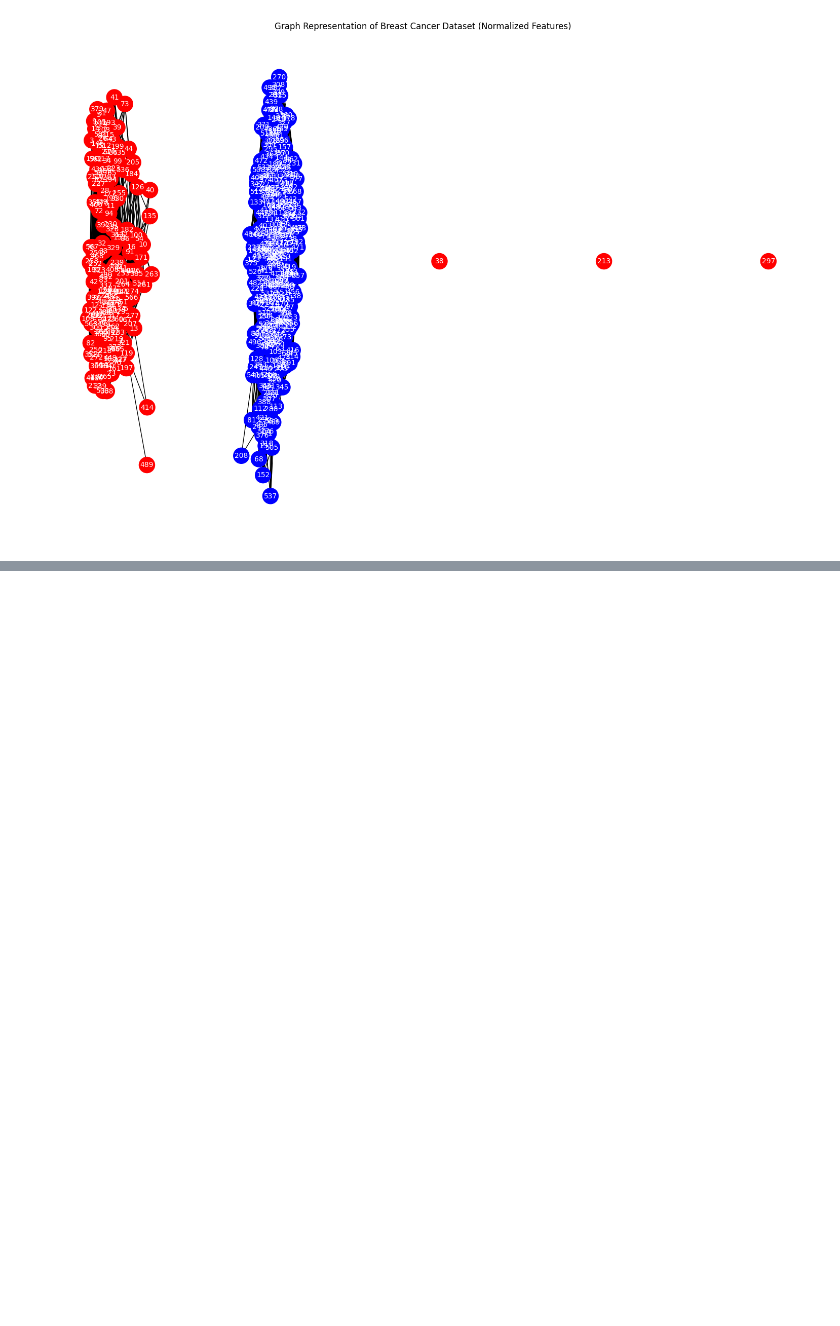
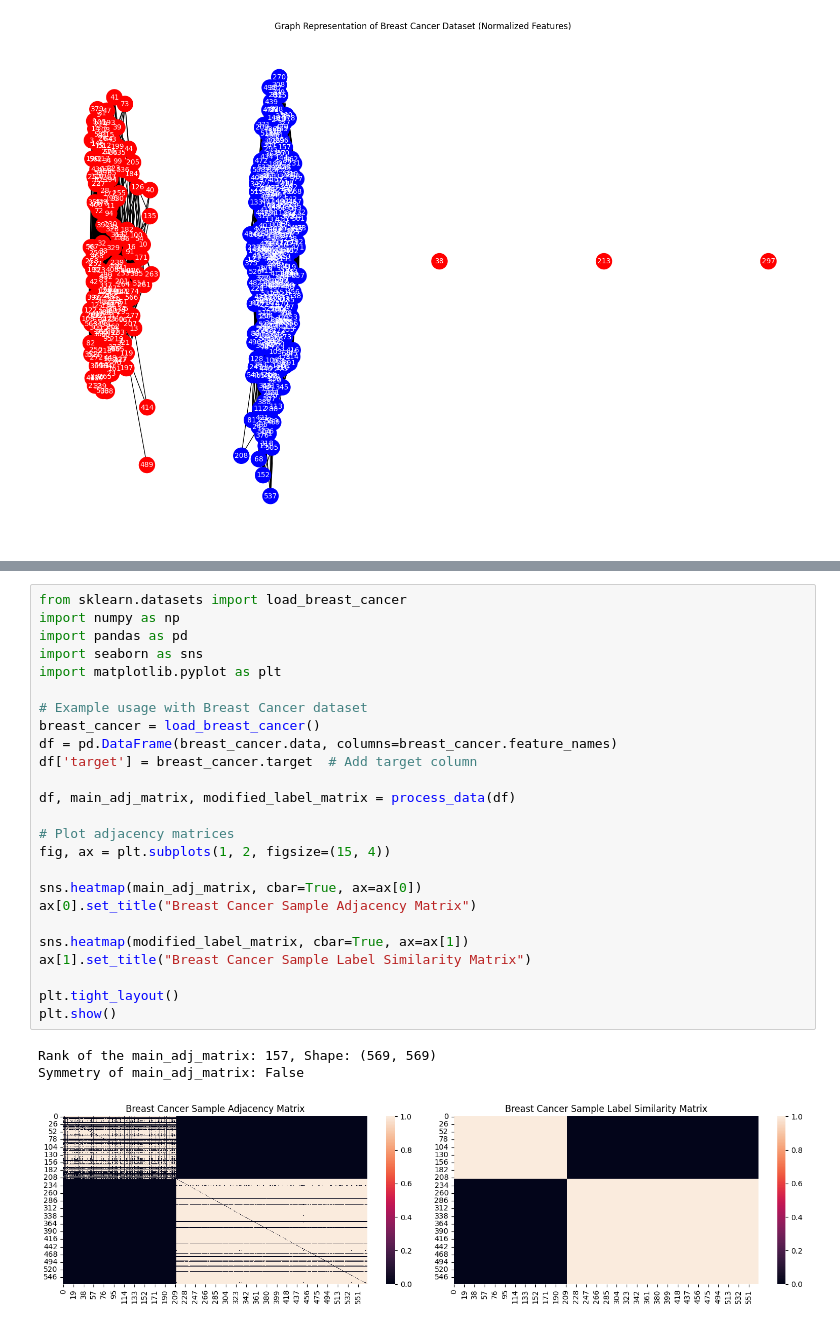
Before and after one commit to alibagheribardi/Erdos_Project, a Jupyter notebook: Graph_ID.ipynb, the cells around one changed output, grey strips where cells are left out. Cells and saved outputs as stored; diff of their text form; blank space fills up the shorter version.

```diff
--- a/Graph_ID.ipynb
+++ b/Graph_ID.ipynb
@@ -605,0 +378,29 @@ plt.show()
+# %%
+from sklearn.datasets import load_breast_cancer
+import numpy as np
+import pandas as pd
+import seaborn as sns
+import matplotlib.pyplot as plt
+
+# Example usage with Breast Cancer dataset
+breast_cancer = load_breast_cancer()
+df = pd.DataFrame(breast_cancer.data, columns=breast_cancer.feature_names)
+df['target'] = breast_cancer.target  # Add target column
+
+df, main_adj_matrix, modified_label_matrix = process_data(df)
+
+# Plot adjacency matrices
+fig, ax = plt.subplots(1, 2, figsize=(15, 4))
+
+sns.heatmap(main_adj_matrix, cbar=True, ax=ax[0])
+ax[0].set_title("Breast Cancer Sample Adjacency Matrix")
+
+sns.heatmap(modified_label_matrix, cbar=True, ax=ax[1])
+ax[1].set_title("Breast Cancer Sample Label Similarity Matrix")
+
+plt.tight_layout()
+plt.show()
+# %% [output]
+Rank of the main_adj_matrix: 157, Shape: (569, 569)
+Symmetry of main_adj_matrix: False
+[figure, added]
```
Also changed, not shown: parts of 11 cells of this notebook.
